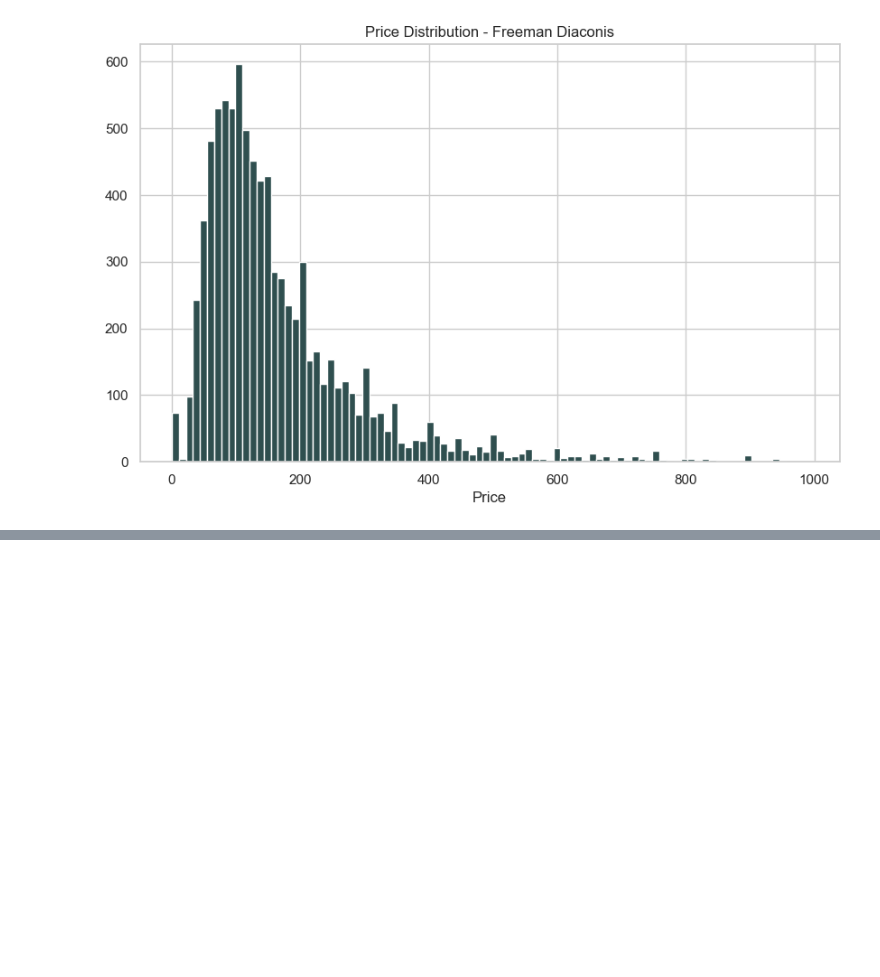
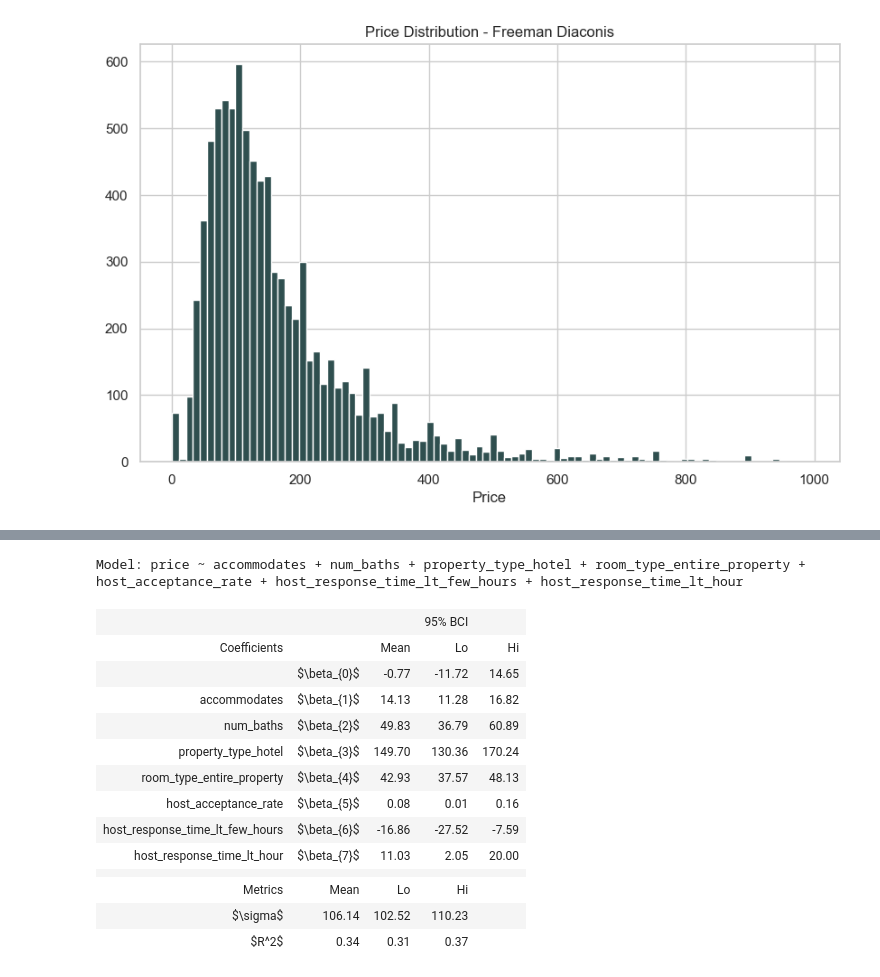
Before and after one commit to carleen/group4_ds_project, a Jupyter notebook: regression/cboyer7-regression.ipynb, the cells around one changed output, grey strips where cells are left out. Cells and saved outputs as stored; diff of their text form; code cells hidden in the pictures; blank space fills up the shorter version.

```diff
--- a/regression/cboyer7-regression.ipynb
+++ b/regression/cboyer7-regression.ipynb
@@ -128,0 +217,27 @@ df = pd.concat([df, pd.get_dummies(df['instant_bookable'], prefix='instant_booka
+# %%
+model2='''price ~
+accommodates +
+num_baths +
+property_type_hotel +
+room_type_entire_property +
+host_acceptance_rate +
+host_response_time_lt_few_hours +
+host_response_time_lt_hour'''
+result2 = models.bootstrap_linear_regression(model2, data=df)
+models.describe_bootstrap_lr(result2)
+# %% [output]
+Model: price ~ accommodates + num_baths + property_type_hotel + room_type_entire_property + host_acceptance_rate + host_response_time_lt_few_hours + host_response_time_lt_hour
+|  |  |  | 95% BCI |  |
+| Coefficients |  | Mean | Lo | Hi |
+|  | $\beta_{0}$ | -0.77 | -11.72 | 14.65 |
+| accommodates | $\beta_{1}$ | 14.13 | 11.28 | 16.82 |
+| num_baths | $\beta_{2}$ | 49.83 | 36.79 | 60.89 |
+| property_type_hotel | $\beta_{3}$ | 149.70 | 130.36 | 170.24 |
+| room_type_entire_property | $\beta_{4}$ | 42.93 | 37.57 | 48.13 |
+| host_acceptance_rate | $\beta_{5}$ | 0.08 | 0.01 | 0.16 |
+| host_response_time_lt_few_hours | $\beta_{6}$ | -16.86 | -27.52 | -7.59 |
+| host_response_time_lt_hour | $\beta_{7}$ | 11.03 | 2.05 | 20.00 |
+|  |  |  |  |  |
+| Metrics | Mean | Lo | Hi |  |
+| $\sigma$ | 106.14 | 102.52 | 110.23 |  |
+| $R^2$ | 0.34 | 0.31 | 0.37 |  |
```
Also changed, not shown: parts of 7 cells of this notebook.
